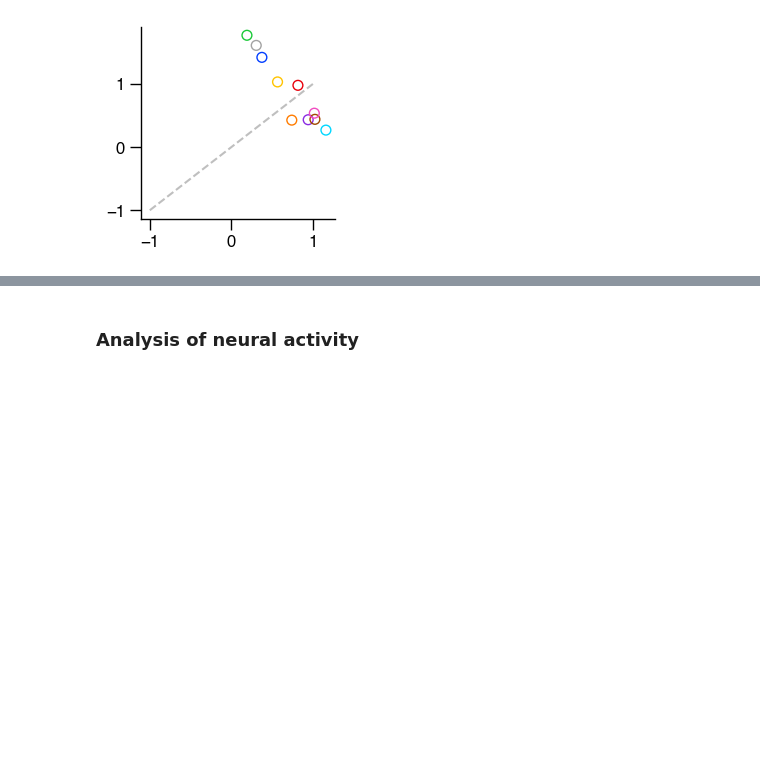
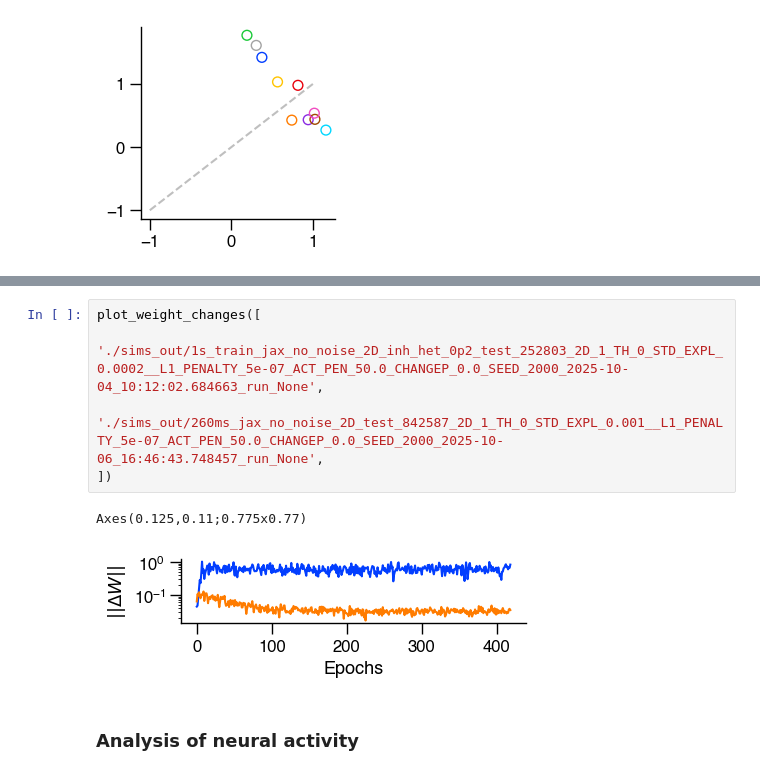
Before and after one commit to davidgbe/automated_plasticity_discovery, a Jupyter notebook: learned_int_analysis_2D_252803_1s_test.ipynb, the cells around one changed output, grey strips where cells are left out. Saved outputs shown, nothing was run; the diff lists cells and outputs as text; blank space fills up the shorter version.

```diff
--- a/learned_int_analysis_2D_252803_1s_test.ipynb
+++ b/learned_int_analysis_2D_252803_1s_test.ipynb
@@ -253,3 +288,11 @@ Axes(0.125,0.11;0.775x0.77)
+# %%
+plot_weight_changes([
+    './sims_out/1s_train_jax_no_noise_2D_inh_het_0p2_test_252803_2D_1_TH_0_STD_EXPL_0.0002__L1_PENALTY_5e-07_ACT_PEN_50.0_CHANGEP_0.0_SEED_2000_2025-10-04_10:12:02.684663_run_None',
+    './sims_out/260ms_jax_no_noise_2D_test_842587_2D_1_TH_0_STD_EXPL_0.001__L1_PENALTY_5e-07_ACT_PEN_50.0_CHANGEP_0.0_SEED_2000_2025-10-06_16:46:43.748457_run_None',
+])
+# %% [output]
+Axes(0.125,0.11;0.775x0.77)
+[figure, added]
 # %% [markdown]
 ### Analysis of neural activity
 # %%
```
Also changed, not shown: parts of 6 cells of this notebook, 11 other files.
